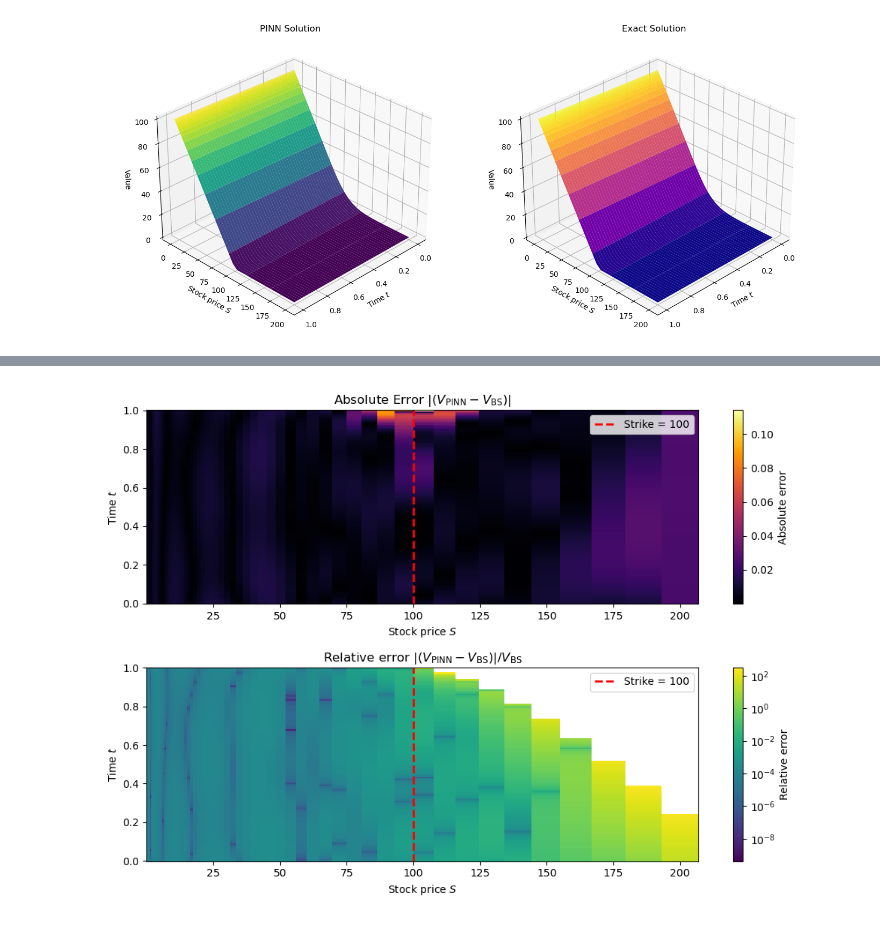
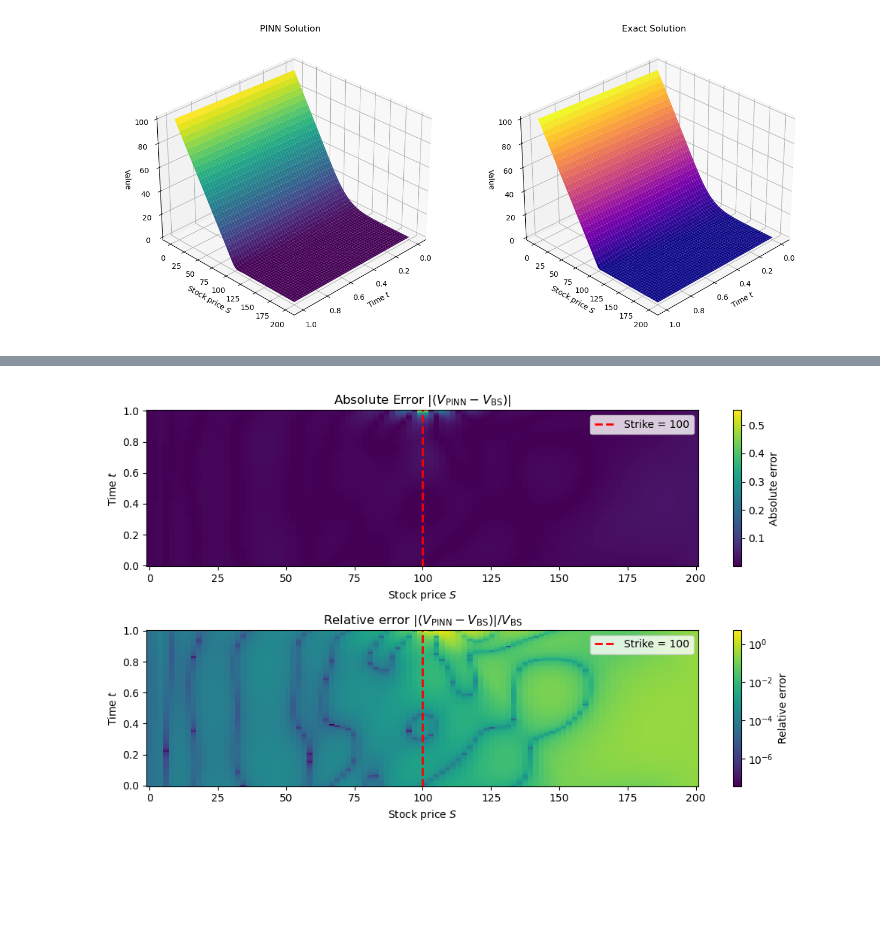
Before and after one commit to jmelo11/pricing_pinns, a Jupyter notebook: experiments/blackscholes/put/put.ipynb, the cells around one changed output, grey strips where cells are left out. Drawn from its saved outputs; the diff is of its cells as text; code cells hidden in the pictures; blank space fills up the shorter version.

```diff
--- a/experiments/blackscholes/put/put.ipynb
+++ b/experiments/blackscholes/put/put.ipynb
@@ -187,18 +187,19 @@ plt.show()
 ### Exact Solution
 # %%
 with torch.no_grad():
-    n_t, n_x = 200, 200
-    tau_vec  = torch.linspace(0.0, T, n_t, device=DEV)           # tau = T − t
-    x_vec  = torch.linspace(X_MIN, X_MAX, n_x, device=DEV)
-    tau_t, x_t = torch.meshgrid(tau_vec, x_vec, indexing="ij")
+    n_t, n_s = 100, 100
+    tau_vec = torch.linspace(0.0, T, n_t, device=DEV)
+    S_vec   = torch.linspace(S_MIN + 1e-4, S_MAX, n_s, device=DEV)  # avoid log(0)
+    tau_t, S_t = torch.meshgrid(tau_vec, S_vec, indexing="ij")
 
+    x_t = torch.log(S_t / STRIKE)
     X_grid = torch.stack([tau_t.reshape(-1), x_t.reshape(-1)], dim=1)
     V_pinn = model(X_grid).reshape(tau_t.shape) * STRIKE         # (torch)
 
-    tau_np   = tau_t.cpu().numpy()
-    x_np   = x_t.cpu().numpy()
-    S_np   = STRIKE * np.exp(x_np)
-    sqrttau  = np.sqrt(np.maximum(tau_np, 1e-12))
+tau_np   = tau_t.cpu().numpy()
+x_np   = x_t.cpu().numpy()
+S_np   = STRIKE * np.exp(x_np)
+sqrttau  = np.sqrt(np.maximum(tau_np, 1e-12))
 
 d1 = (np.log(S_np / STRIKE) + (r - q + 0.5*SIGMA**2) * tau_np) / (SIGMA * sqrttau)
 d2 = d1 - SIGMA * sqrttau
@@ -306,39 +307,32 @@ plt.show()
 # %%
-fig2 = plt.figure(figsize=(10, 7))
-eps = 1e-4
-rel_err_np = np.abs(V_pinn_np - V_bs_np) / np.where(np.abs(V_bs_np) > eps,
-                                                    V_bs_np,
-                                                    np.nan)           # shape (n_t, n_x)
+fig2 = plt.figure(figsize=(10, 6))
+eps = 1e-1
 
-# Optional: turn it into % if you like
-rel_err_pct = 100 * rel_err_np
-
-# Absolute error plot
 ax1 = fig2.add_subplot(2, 1, 1)
-cmesh1 = ax1.pcolormesh(S_np, t_np, err_np, cmap='inferno')
+cmesh1 = ax1.pcolormesh(S_np, t_np, err_np, cmap='viridis')
 ax1.set_title(r'Absolute Error $|(V_{\mathrm{PINN}}-V_{\mathrm{BS}})|$')
 ax1.set_xlabel('Stock price $S$')
 ax1.set_ylabel('Time $t$')
 ax1.axvline(x=STRIKE, color='red', linestyle='--', linewidth=2, label=f'Strike = {STRIKE}')
 ax1.legend()
 fig2.colorbar(cmesh1, ax=ax1, label='Absolute error')
 
 # Relative error plot
 ax2 = fig2.add_subplot(2, 1, 2)
 log_norm = mcolors.LogNorm(vmin=np.nanmin(rel_err_np[rel_err_np>0]),
                            vmax=np.nanmax(rel_err_np))
 cmesh2 = ax2.pcolormesh(S_np, t_np, rel_err_np,
                        cmap='viridis',
                        norm=log_norm)
 ax2.set_title(r'Relative error $|(V_{\mathrm{PINN}}-V_{\mathrm{BS}})| / V_{\mathrm{BS}}$')
 ax2.set_xlabel('Stock price $S$')
 ax2.set_ylabel('Time $t$')
 ax2.axvline(x=STRIKE, color='red', linestyle='--', linewidth=2, label=f'Strike = {STRIKE}')
 ax2.legend()
 cb = fig2.colorbar(cmesh2, ax=ax2, label='Relative error')
 cb.update_ticks()
 
 fig2.tight_layout()
 plt.show()
 # %% [output]
-[figure, old version]
+[figure, new version]
```
Also changed, not shown: parts of 4 cells of this notebook, 23 other files.
